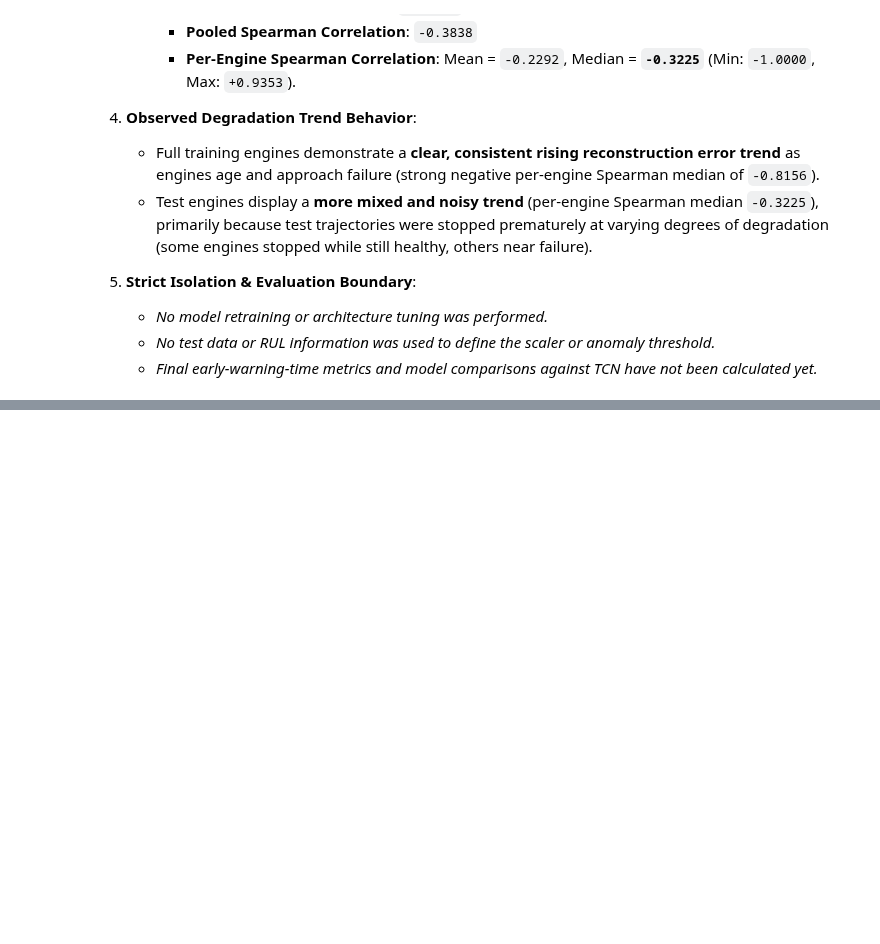
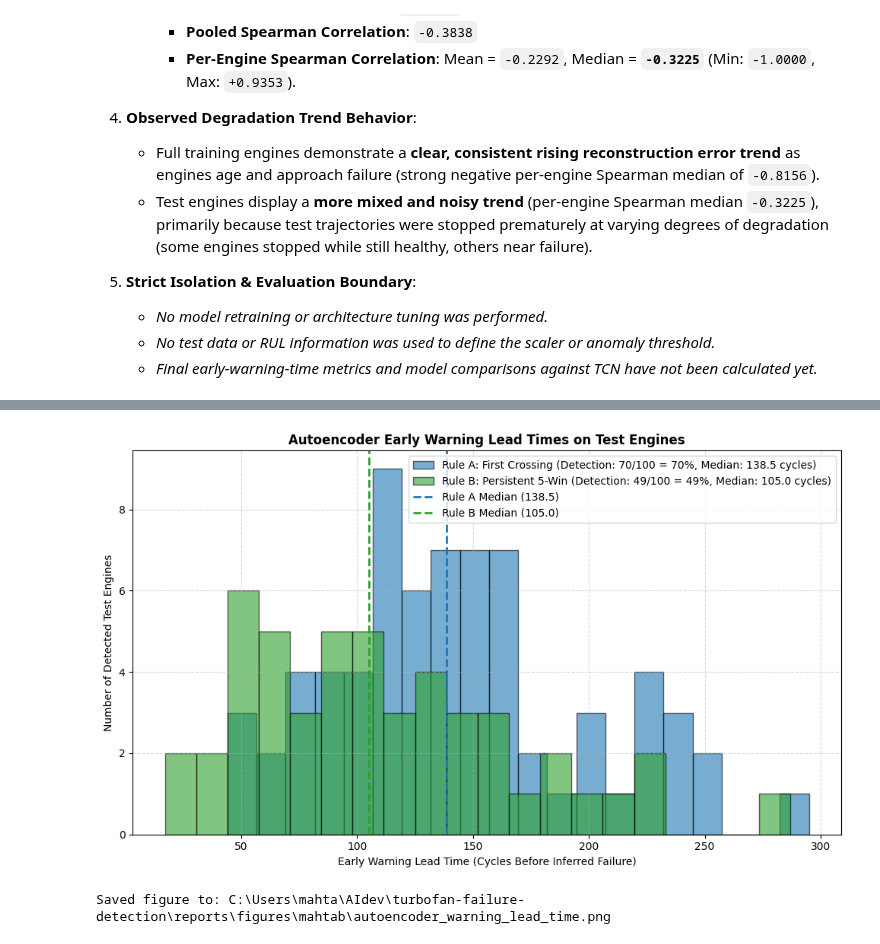
Before and after one commit to spirit-web/turbofan-failure-detection, a Jupyter notebook: notebooks/mahtab_autoencoder.ipynb, the cells around one changed output, grey strips where cells are left out. Drawn from its saved outputs; the diff is of its cells as text; code cells hidden in the pictures; blank space fills up the shorter version.

Commit message:
Evaluate autoencoder early warning performance

```diff
--- a/notebooks/mahtab_autoencoder.ipynb
+++ b/notebooks/mahtab_autoencoder.ipynb
@@ -1920,0 +2063,17 @@ Below is a concise summary of the empirical degradation signal analysis for the
+# %%
+# Compute test engine warning summary
+test_warning_df = compute_engine_warning_summary(test_score_df, is_test=True)
+
+print("=== STEP 44: TEST WARNING SUMMARY (FIRST 10 ENGINES) ===")
+display(test_warning_df.head(10))
+
+# Assertions
+assert len(test_warning_df) == 100, f"Expected 100 test engines, got {len(test_warning_df)}"
+assert (test_warning_df.loc[test_warning_df['first_crossing_detected'], 'first_warning_lead_time'] >= 0).all(), "Negative test lead time in Rule A!"
+assert (test_warning_df.loc[test_warning_df['persistent_detected'], 'persistent_warning_lead_time'] >= 0).all(), "Negative test lead time in Rule B!"
+
+# Verify warning cycle <= last_observed_cycle for all detected test engines
+assert (test_warning_df.loc[test_warning_df['first_crossing_detected'], 'first_crossing_cycle'] <= test_warning_df.loc[test_warning_df['first_crossing_detected'], 'last_observed_cycle']).all(), "Test Rule A warning cycle after last_observed_cycle!"
+assert (test_warning_df.loc[test_warning_df['persistent_detected'], 'persistent_warning_cycle'] <= test_warning_df.loc[test_warning_df['persistent_detected'], 'last_observed_cycle']).all(), "Test Rule B warning cycle after last_observed_cycle!"
+
+print("\nTest warning assertions passed successfully: warning cycles <= last_observed_cycle and lead times >= 0.")
@@ -1920,0 +2199,30 @@ Below is a concise summary of the empirical degradation signal analysis for the
+# %%
+# Extract detected lead times for test engines
+test_rule_a_lt = test_warning_df.loc[test_warning_df['first_crossing_detected'], 'first_warning_lead_time']
+test_rule_b_lt = test_warning_df.loc[test_warning_df['persistent_detected'], 'persistent_warning_lead_time']
+
+plt.figure(figsize=(10, 6))
+
+plt.hist(test_rule_a_lt, bins=20, alpha=0.6, color='#1f77b4', edgecolor='black',
+         label=f'Rule A: First Crossing (Detection: {len(test_rule_a_lt)}/100 = 70%, Median: {test_rule_a_lt.median():.1f} cycles)')
+plt.hist(test_rule_b_lt, bins=20, alpha=0.6, color='#2ca02c', edgecolor='black',
+         label=f'Rule B: Persistent 5-Win (Detection: {len(test_rule_b_lt)}/100 = 49%, Median: {test_rule_b_lt.median():.1f} cycles)')
+
+plt.axvline(test_rule_a_lt.median(), color='#1f77b4', linestyle='--', linewidth=2, label=f'Rule A Median ({test_rule_a_lt.median():.1f})')
+plt.axvline(test_rule_b_lt.median(), color='#2ca02c', linestyle='--', linewidth=2, label=f'Rule B Median ({test_rule_b_lt.median():.1f})')
+
+plt.title('Autoencoder Early Warning Lead Times on Test Engines', fontsize=12, fontweight='bold')
+plt.xlabel('Early Warning Lead Time (Cycles Before Inferred Failure)', fontsize=10)
+plt.ylabel('Number of Detected Test Engines', fontsize=10)
+plt.legend(loc='upper right')
+plt.grid(True, linestyle='--', alpha=0.5)
+plt.tight_layout()
+
+warning_lt_fig_path = figures_dir / 'autoencoder_warning_lead_time.png'
+plt.savefig(warning_lt_fig_path, dpi=300)
+plt.show()
+
+print(f"Saved figure to: {warning_lt_fig_path}")
+# %% [output]
+[figure, added]
+Saved figure to: C:\Users\mahta\AIdev\turbofan-failure-detection\reports\figures\mahtab\autoencoder_warning_lead_time.png
```
Also changed, not shown: parts of 20 cells of this notebook, 4 other files.
